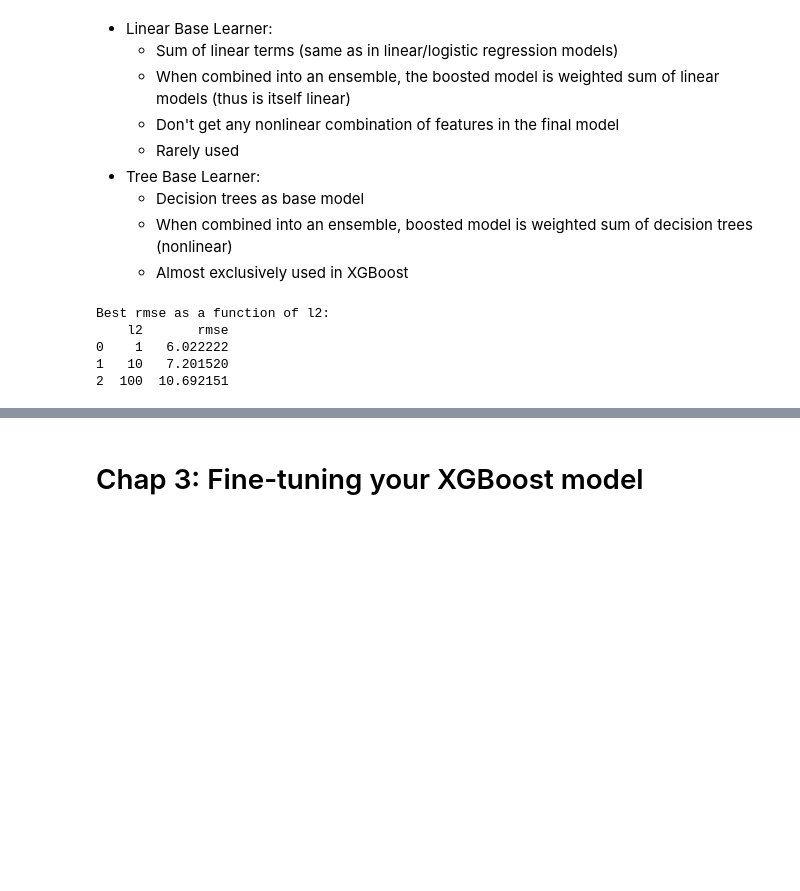
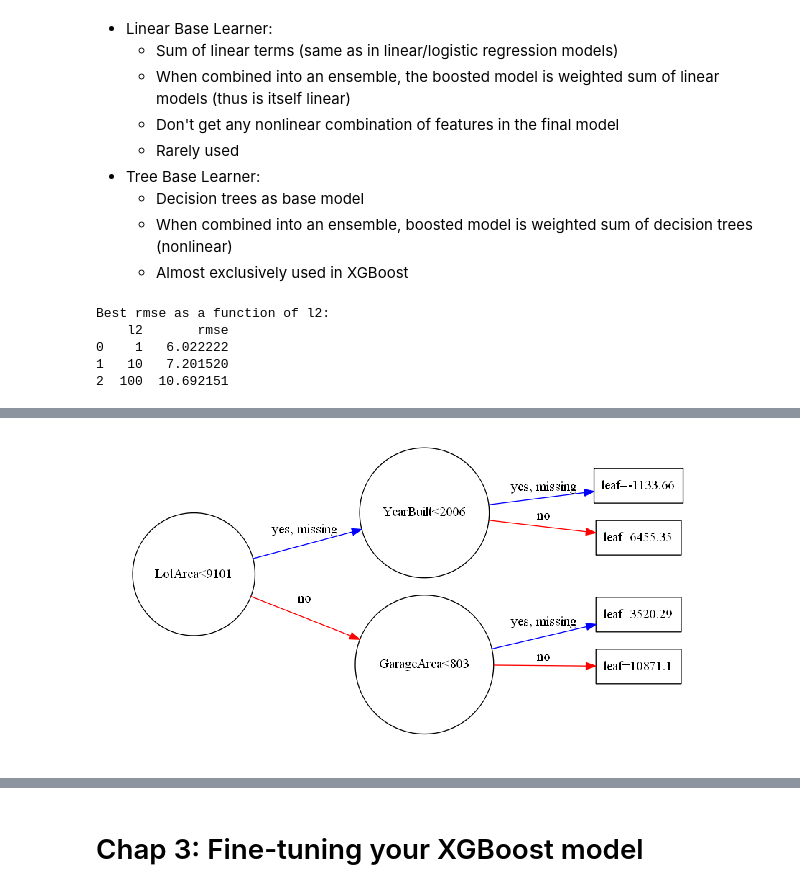
Before and after one commit to jadoonengr/DataCamp-Notes, a Jupyter notebook: Extreme Gradient Boosting with XGBoost.ipynb, the cells around one changed output, grey strips where cells are left out. Drawn from its saved outputs; the diff is of its cells as text; code cells hidden in the pictures; blank space fills up the shorter version.

```diff
--- a/Extreme Gradient Boosting with XGBoost.ipynb
+++ b/Extreme Gradient Boosting with XGBoost.ipynb
@@ -537,0 +545,7 @@ prediction_df.to_csv('predictions.csv')
+# %%
+# Plot the last tree sideways
+xgb.plot_tree(xg_reg, num_trees=9,rankdir="LR")
+plt.rcParams["figure.figsize"] = [10,10]
+plt.show()
+# %% [output]
+[figure, added]
```
Also changed, not shown: parts of 15 cells of this notebook.
